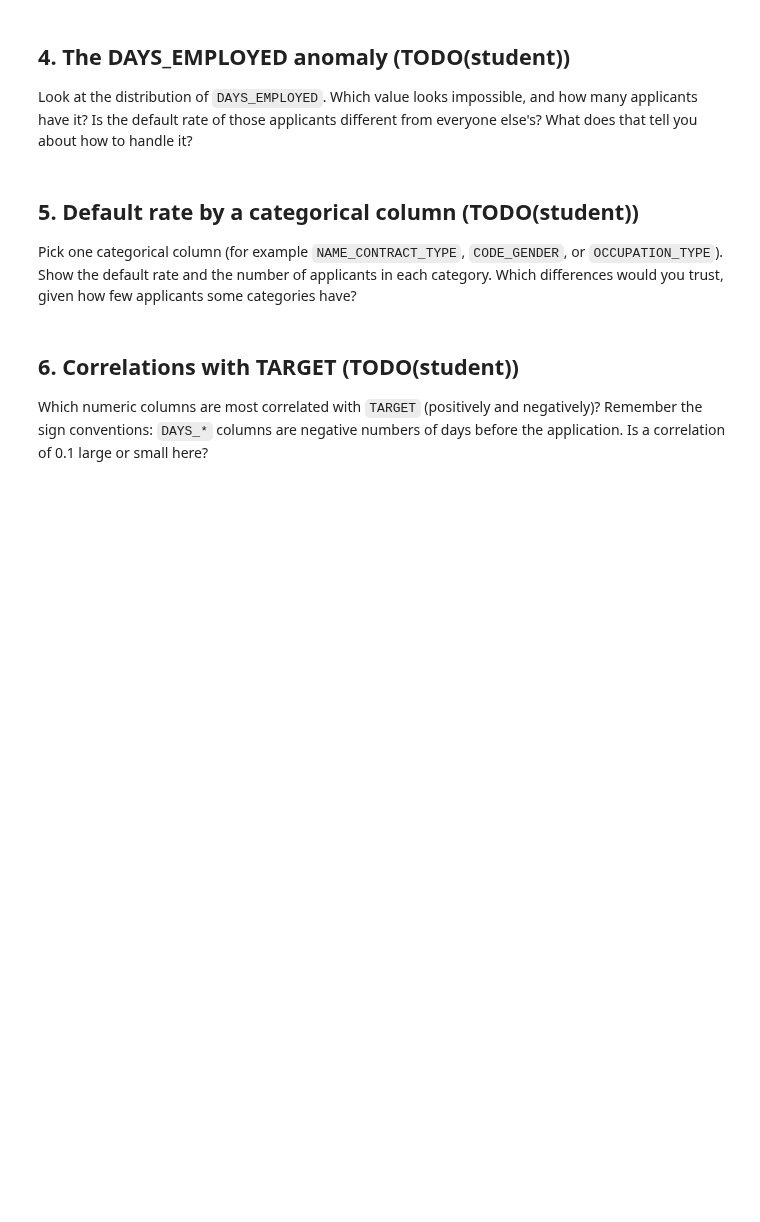
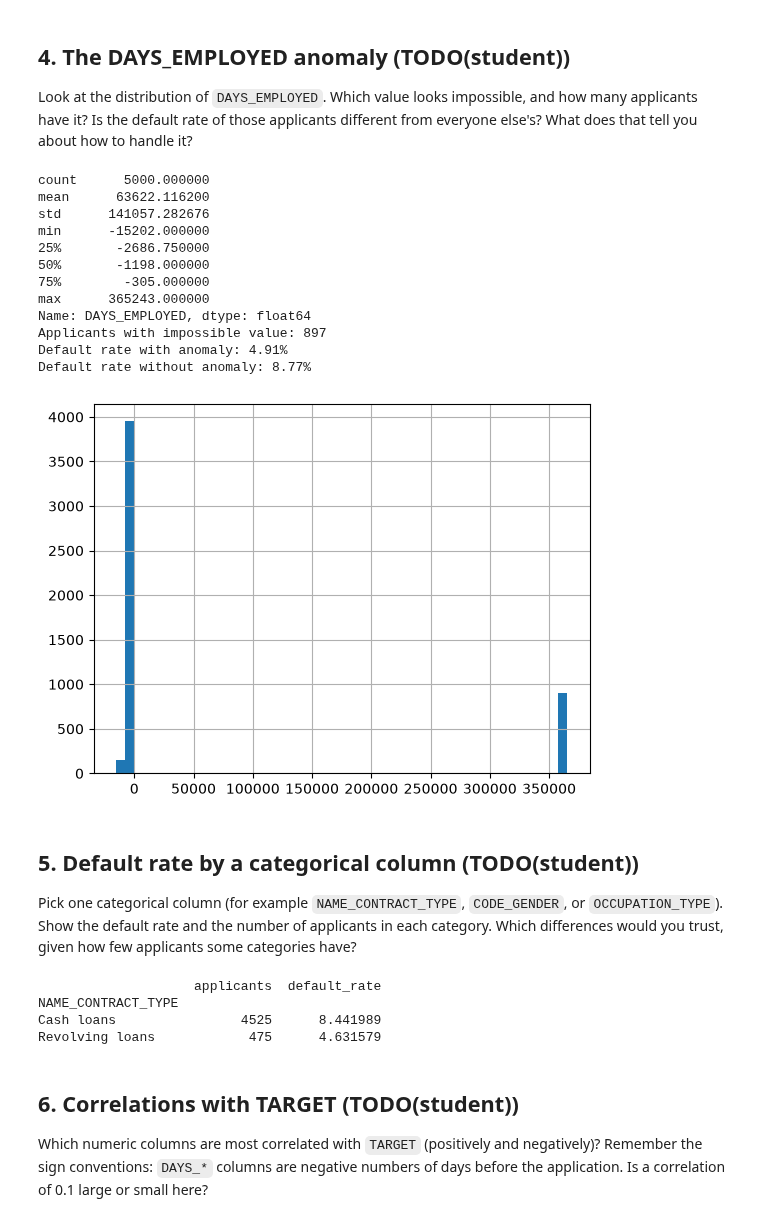
Before and after one commit to jparso32/machine-learning-ops, a Jupyter notebook: notebooks/01_eda.ipynb, the cells around one changed output. Saved outputs shown, nothing was run; the diff lists cells and outputs as text; code cells hidden in the pictures; blank space fills up the shorter version.

```diff
--- a/notebooks/01_eda.ipynb
+++ b/notebooks/01_eda.ipynb
@@ -49,6 +86,30 @@ applicants have it? Is the default rate of those applicants different from every
 What does that tell you about how to handle it?
 # %%
 # TODO(student)
+print(app["DAYS_EMPLOYED"].describe())
+
+anomaly = app["DAYS_EMPLOYED"] == 365243
+
+print("Applicants with impossible value:", anomaly.sum())
+print("Default rate with anomaly:", f"{app.loc[anomaly, 'TARGET'].mean():.2%}")
+print("Default rate without anomaly:", f"{app.loc[~anomaly, 'TARGET'].mean():.2%}")
+
+app["DAYS_EMPLOYED"].hist(bins=50)
+plt.show()
+# %% [output]
+count      5000.000000
+mean      63622.116200
+std      141057.282676
+min      -15202.000000
+25%       -2686.750000
+50%       -1198.000000
+75%        -305.000000
+max      365243.000000
+Name: DAYS_EMPLOYED, dtype: float64
+Applicants with impossible value: 897
+Default rate with anomaly: 4.91%
+Default rate without anomaly: 8.77%
+[figure, added]
 # %% [markdown]
 ## 5. Default rate by a categorical column  (TODO(student))
 
@@ -57,6 +118,18 @@ Pick one categorical column (for example `NAME_CONTRACT_TYPE`, `CODE_GENDER`, or
 Which differences would you trust, given how few applicants some categories have?
 # %%
 # TODO(student)
+category_summary = app.groupby("NAME_CONTRACT_TYPE")["TARGET"].agg(
+    applicants="count",
+    default_rate="mean"
+)
+
+category_summary["default_rate"] *= 100
+print(category_summary)
+# %% [output]
+                    applicants  default_rate
+NAME_CONTRACT_TYPE
+Cash loans                4525      8.441989
+Revolving loans            475      4.631579
 # %% [markdown]
 ## 6. Correlations with TARGET  (TODO(student))
 
```
Also changed, not shown: parts of 5 cells of this notebook, 11 other files.
